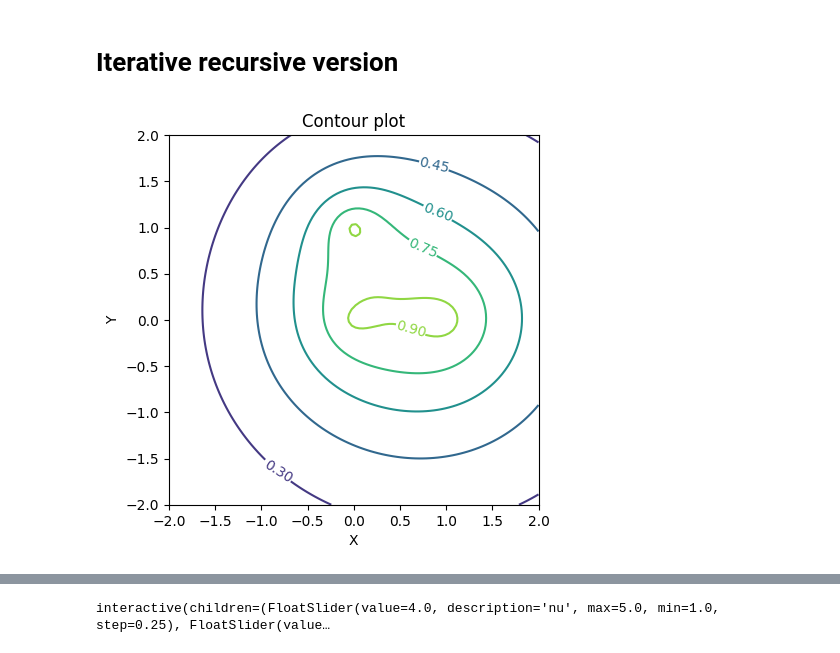
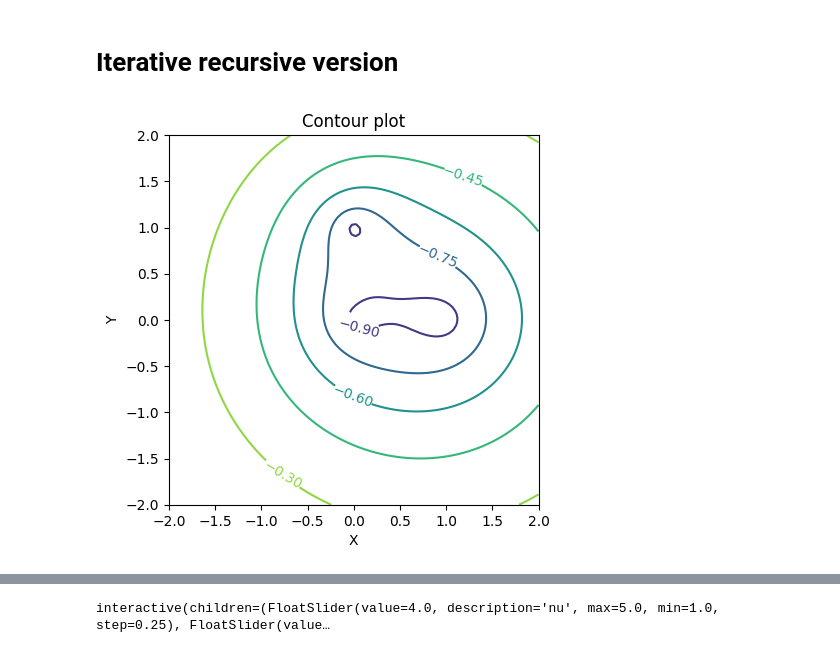
Before and after one commit to asmove/pybary, a Jupyter notebook: examples/example.ipynb, the cells around one changed output, grey strips where cells are left out. Drawn from its saved outputs; the diff is of its cells as text; code cells hidden in the pictures.

Commit message:
hotfix/ improve plot on notebook

```diff
--- a/examples/example.ipynb
+++ b/examples/example.ipynb
@@ -150,16 +150,11 @@ centers=[
 ]
 # %%
 import pylab
-
-x_min=-2
-x_max=2
-y_min=-2
-y_max=2
 
 n=100
 
 # Oracle function
-oracle = lambda x: valleys(x, centers, sigmas, weights)
+oracle = lambda x: -valleys(x, centers, sigmas, weights)
 
 X=np.linspace(x_min, x_max, n)
 Y=np.linspace(y_min, y_max, n)
@@ -170,32 +165,32 @@ Z = np.ndarray((len(X),len(Y)))
 for i in range(0, n):
     for j in range(0, n):
         Z[i][j] = oracle([X[i], Y[j]])
 
 fig = plt.figure()
 ax = plt.gca()
 
 ax.set_aspect('equal', adjustable='box')
 
 # Set the x axis and y axis limits
 pylab.xlim([x_min,x_max])
 pylab.ylim([y_min,y_max])
 
 # Provide a title for the contour plot
 plt.title('Contour plot')
 
 # Set x axis label for the contour plot
 plt.xlabel('X')
 
 # Set y axis label for the contour plot
 plt.ylabel('Y')
 
 # Create contour lines for the Hyperbolic Paraboloid using matplotlib.pyplot module
 contours = plt.contour(X, Y, Z)
 
 # Display z values on contour lines
 plt.clabel(contours, inline=1, fontsize=10)
 
 plt.show()
 # %% [output]
-[figure, old version]
+[figure, new version]
 # %%
```
Also changed, not shown: parts of 4 cells of this notebook.
